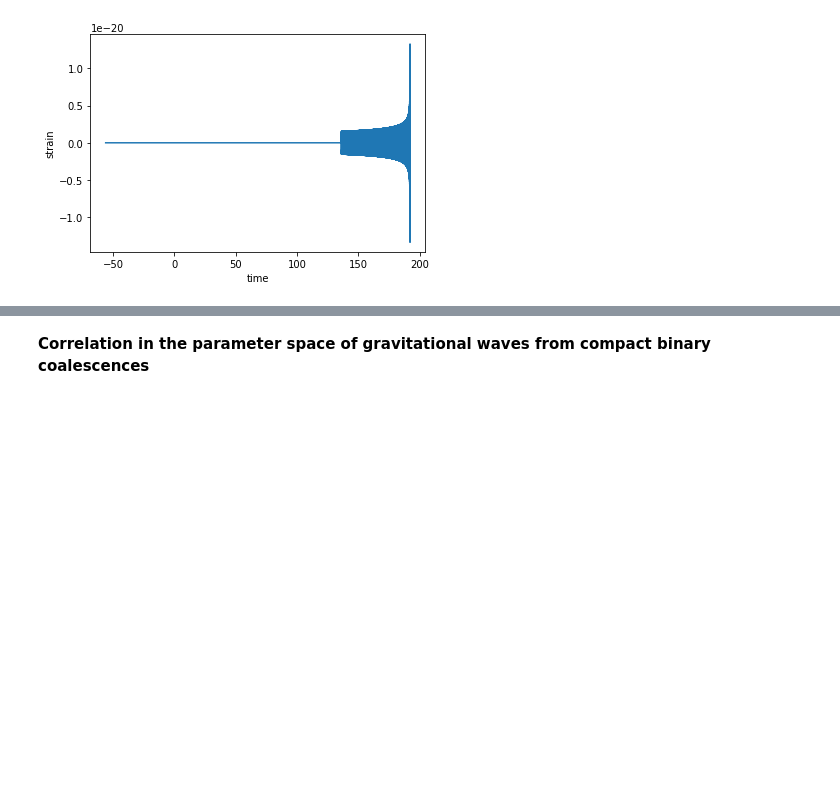
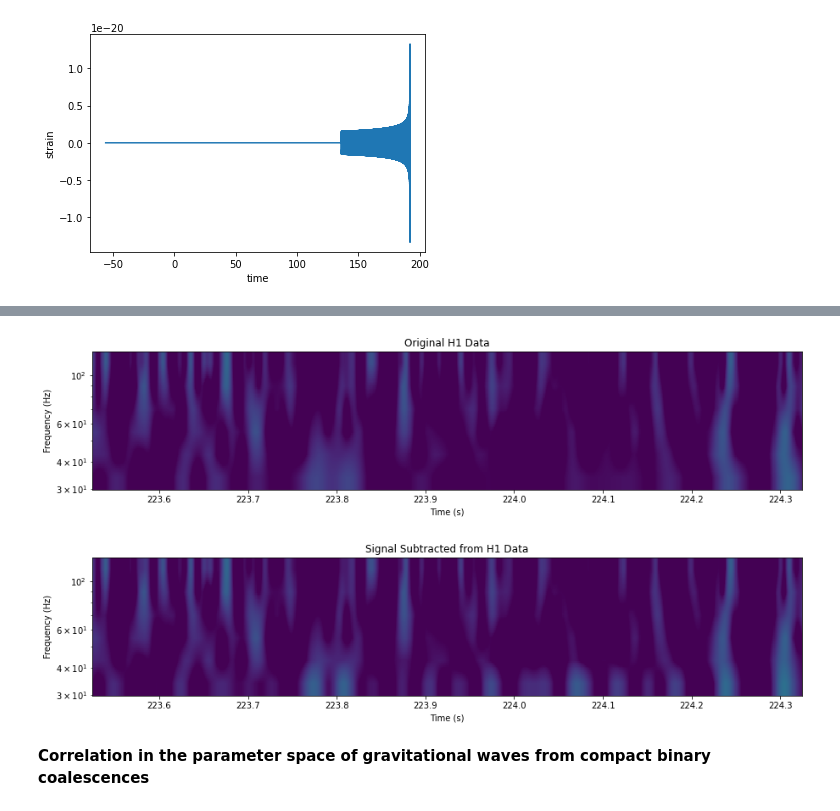
Before and after one commit to martinaluyten/Analysis-of-Big-Data-in-Physics, a Jupyter notebook: Gravitational_wave_data_analysis_Assignment1.ipynb, the cells around one changed output, grey strips where cells are left out. Saved outputs shown, nothing was run; the diff lists cells and outputs as text; code cells hidden in the pictures; blank space fills up the shorter version.

```diff
--- a/Gravitational_wave_data_analysis_Assignment1.ipynb
+++ b/Gravitational_wave_data_analysis_Assignment1.ipynb
@@ -290,24 +311,26 @@ aligned.start_time = strain['L1'].start_time
 # %%
-#Code doesn't work --> empty graphs but not empty arrays of data
 import matplotlib.pyplot as plt
 import numpy as np
 from matplotlib.colors import LogNorm
-subtracted = strain['L1'] - aligned
-for data, title in [(strain['L1'], 'Original H1 Data'),
+subtracted = conditioned - aligned
+for data, title in [(conditioned, 'Original H1 Data'),
                     (subtracted, 'Signal Subtracted from H1 Data')]:
                     t, f, p=data.whiten(4,4).qtransform(.001,
                                                               logfsteps=100,
                                                               qrange=(4,4),
                                                               frange=(30,128))
                     pylab.figure(figsize=[15, 3])
                     pylab.title(title)
-                    pylab.pcolormesh(t, f, p**0.5)
+                    pylab.pcolormesh(t, f, p**0.5,vmin=1, vmax=6)
                     #pylab.pcolormesh(t, f, p**0.5)
                     pylab.yscale('log')
                     pylab.xlabel('Time (s)')
                     pylab.ylabel('Frequency (Hz)')
-                    pylab.xlim(merger.time-0.5,merger.time+0.3)
+                    pylab.xlim(time-0.5,time+0.3)
                     pylab.show()
+# %% [output]
+[figure, added]
+[figure, added]
 # %% [markdown]
 **Correlation in the parameter space of gravitational waves from compact binary coalescences**
 # %%
```
Also changed, not shown: parts of 6 cells of this notebook.
